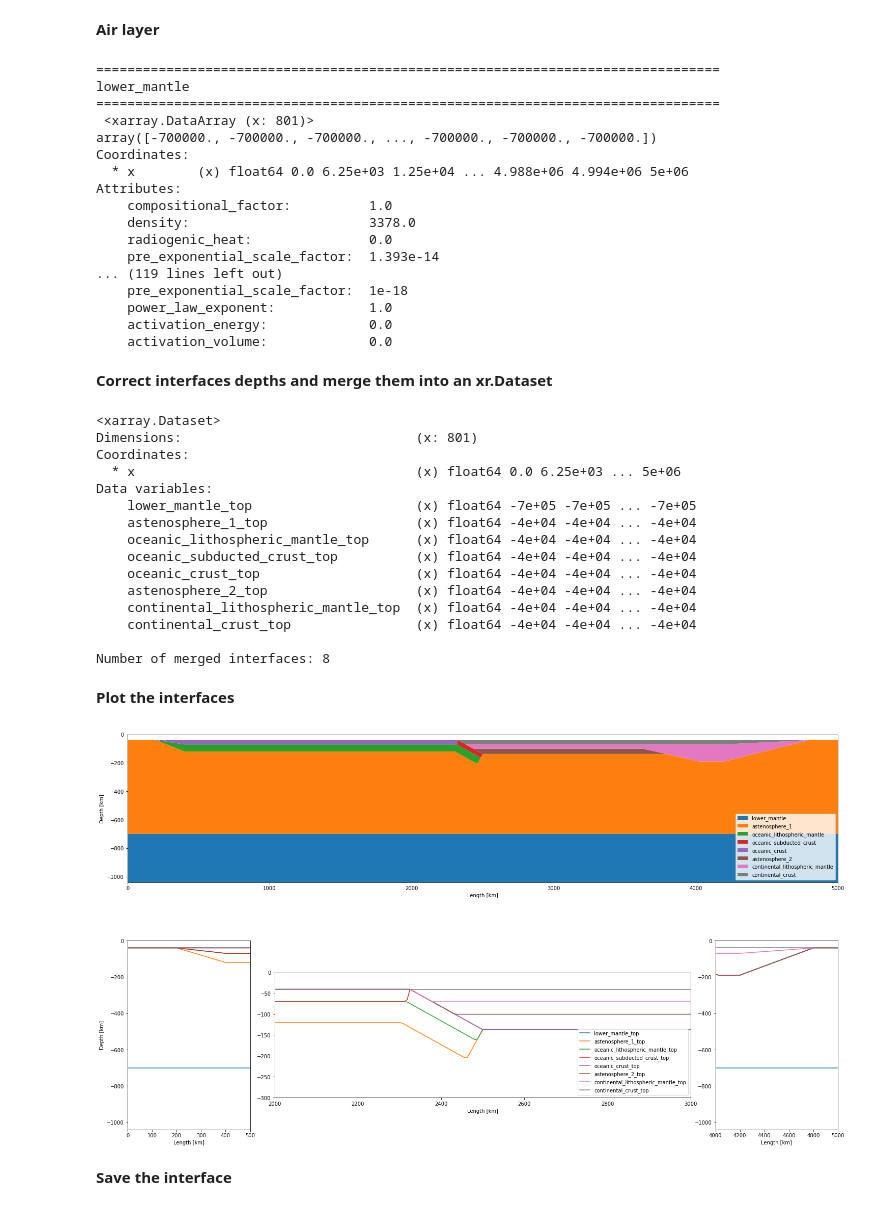
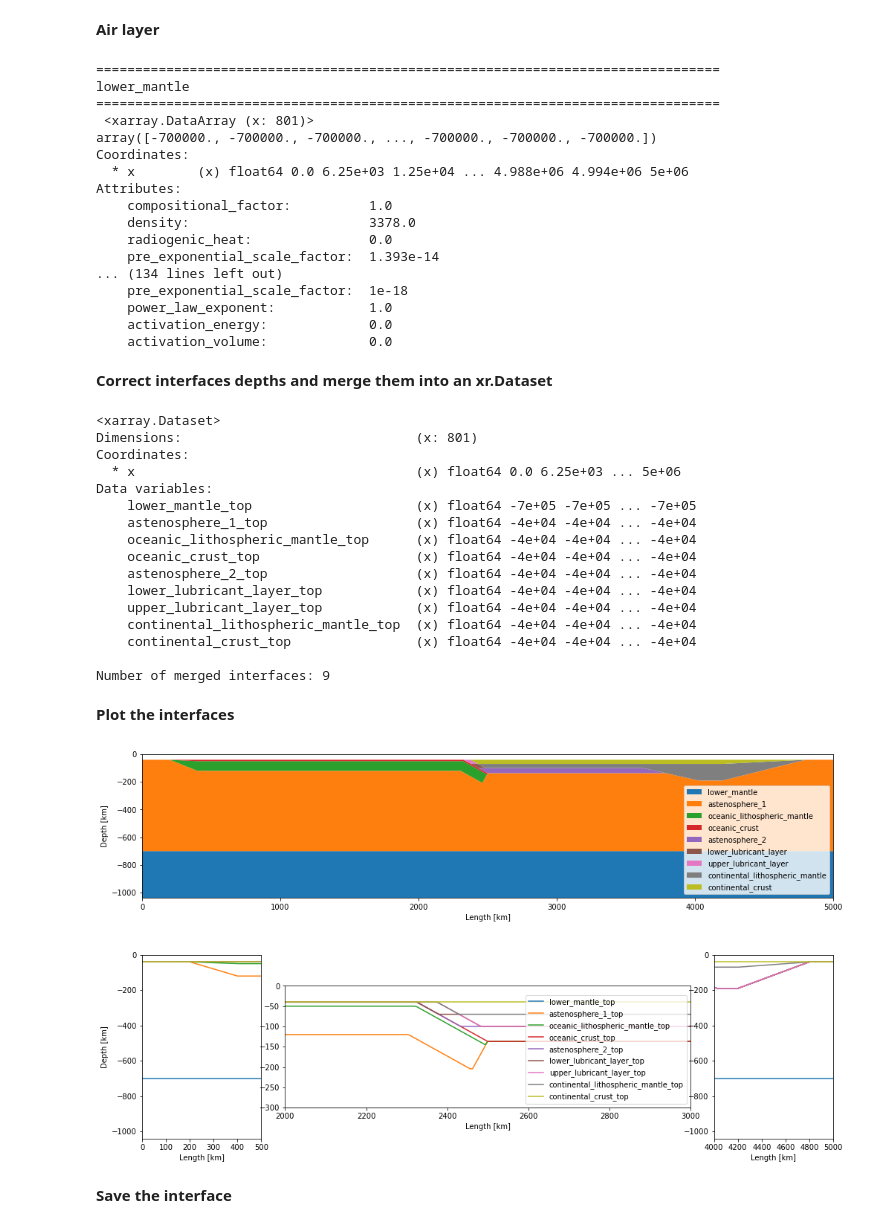
Before and after one commit to jamisonassuncao/mandyoc-scripts, a Jupyter notebook: subduction-initial.ipynb, the cells around one changed output. Saved outputs shown, nothing was run; the diff lists cells and outputs as text; code cells hidden in the pictures.

```diff
--- a/subduction-initial.ipynb
+++ b/subduction-initial.ipynb
@@ -29,10 +31,10 @@ mm_per_year = 1.0E-3 / (365 * 24 * 60 * 60)
 h_air = -40.0e3
 
 # Use lubricant contact oceanic lithosphere
-lubricant_contact = True
+lubricant_contact = False
 
 # Use lubricant layer
-lubricant_layer = False
+lubricant_layer = True
 lubricant_layer_horizontal_length = 50.0e3
 
 # Use plate model
@@ -95,7 +97,7 @@ astenosphere_depth = -660e3
 
 # Non-subduction oceanic plate [m]
 oceanic_lab_depth = -80e3
-oceanic_crust_depth = -30e3 # -15e3
+oceanic_crust_depth = -10e3 # -15e3
 
 if (velocity_borders) or (plate_model):
     oceanic_thin_length = 0.0
@@ -452,7 +454,7 @@ lower_lubricant_layer = make_interface(
     lower_lubricant_layer_vertices
 )
 
-lower_lubricant_layer.attrs = {"compositional_factor":0.001,
+lower_lubricant_layer.attrs = {"compositional_factor":1.0,
                                "density":3354.0,
                                "radiogenic_heat":9.0e-12,
                                "pre_exponential_scale_factor":2.4168E-15,
@@ -487,7 +489,7 @@ upper_lubricant_layer = make_interface(
     upper_lubricant_layer_vertices
 )
 
-upper_lubricant_layer.attrs = {"compositional_factor":0.001,
+upper_lubricant_layer.attrs = {"compositional_factor":1.0,
                                "density":continental_crust_density,
                                "radiogenic_heat":2.5E-6/continental_crust_density,
                                "pre_exponential_scale_factor":8.574e-28,
@@ -612,7 +614,7 @@ Attributes:
     density:                       3378.0
     radiogenic_heat:               0.0
     pre_exponential_scale_factor:  1.393e-14
-... (119 lines left out)
+... (134 lines left out)
     pre_exponential_scale_factor:  1e-18
     power_law_exponent:            1.0
     activation_energy:             0.0
@@ -642,13 +644,14 @@ Data variables:
     lower_mantle_top                     (x) float64 -7e+05 -7e+05 ... -7e+05
     astenosphere_1_top                   (x) float64 -4e+04 -4e+04 ... -4e+04
     oceanic_lithospheric_mantle_top      (x) float64 -4e+04 -4e+04 ... -4e+04
-    oceanic_subducted_crust_top          (x) float64 -4e+04 -4e+04 ... -4e+04
     oceanic_crust_top                    (x) float64 -4e+04 -4e+04 ... -4e+04
     astenosphere_2_top                   (x) float64 -4e+04 -4e+04 ... -4e+04
+    lower_lubricant_layer_top            (x) float64 -4e+04 -4e+04 ... -4e+04
+    upper_lubricant_layer_top            (x) float64 -4e+04 -4e+04 ... -4e+04
     continental_lithospheric_mantle_top  (x) float64 -4e+04 -4e+04 ... -4e+04
     continental_crust_top                (x) float64 -4e+04 -4e+04 ... -4e+04
 
-Number of merged interfaces: 8
+Number of merged interfaces: 9
 # %% [markdown]
 **Plot the interfaces**
 # %%
@@ -665,7 +668,8 @@ Number of merged interfaces: 8
 #     [246/255., 109/255., 155/255.]]
 
 dx = 750
-fig, ax = plt.subplots(figsize=(25,15))
+fig, ax = plt.subplots(figsize=(25/1.5,15/1.5))
+# fig, ax = plt.subplots(figsize=(25,15))
 
 plt.subplot(2, 1, 1, aspect=1.)
 aux = 0
@@ -692,34 +696,36 @@ for name, interface in interfaces.items():
     plt.plot(interfaces.x/1.0e3, interfaces[name]/1.0e3, label=name)
     plt.xlim(x0lim, x1lim)
     plt.ylim((z_min/1.0e3, z_max/1.0e3))
     plt.xlabel("Length [km]")
     plt.ylabel("Depth [km]")
 
 plt.subplot(2, 5, (7, 9), aspect=1)
 for name, interface in interfaces.items():
     x0lim = (x_max - x_min) / 2.0 / 1.0e3 - 500.0
     x1lim = (x_max - x_min) / 2.0 / 1.0e3 + 500.0
     plt.plot(interfaces.x/1.0e3, interfaces[name]/1.0e3, label=name)
     plt.xlim(x0lim, x1lim)
     plt.ylim((z_min/1.0e3, z_max/1.0e3))
     plt.ylim((-300, z_max/1.0e3))
     plt.xlabel("Length [km]")
     # plt.ylabel("Depth [km]")
 plt.legend(loc=4)
 
 plt.subplot(2, 5, 10)
 for name, interface in interfaces.items():
     x0lim = 4000.0
     x1lim = x_max / 1.0e3
     plt.plot(interfaces.x/1.0e3, interfaces[name]/1.0e3, label=name)
     plt.xlim(x0lim, x1lim)
     plt.ylim((z_min/1.0e3, z_max/1.0e3))
     plt.xlabel("Length [km]")
     # plt.ylabel("Depth [km]")
 
+
+plt.savefig('out/initial-geometry.pdf')
 plt.show()
 # %% [output]
-[figure, old version]
+[figure, new version]
 # %% [markdown]
 **Save the interface**
 # %%
```
Also changed, not shown: parts of 2 cells of this notebook, 2 other files.
